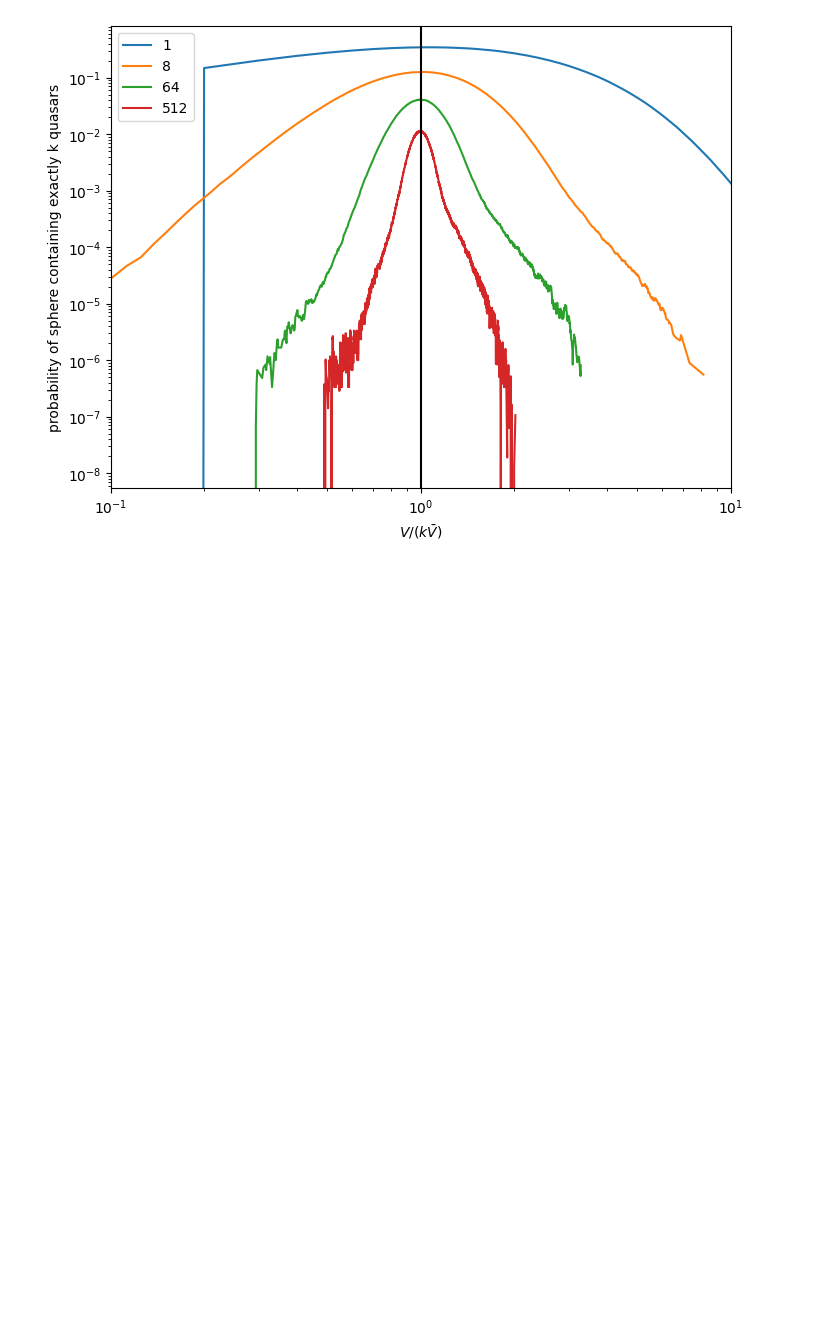
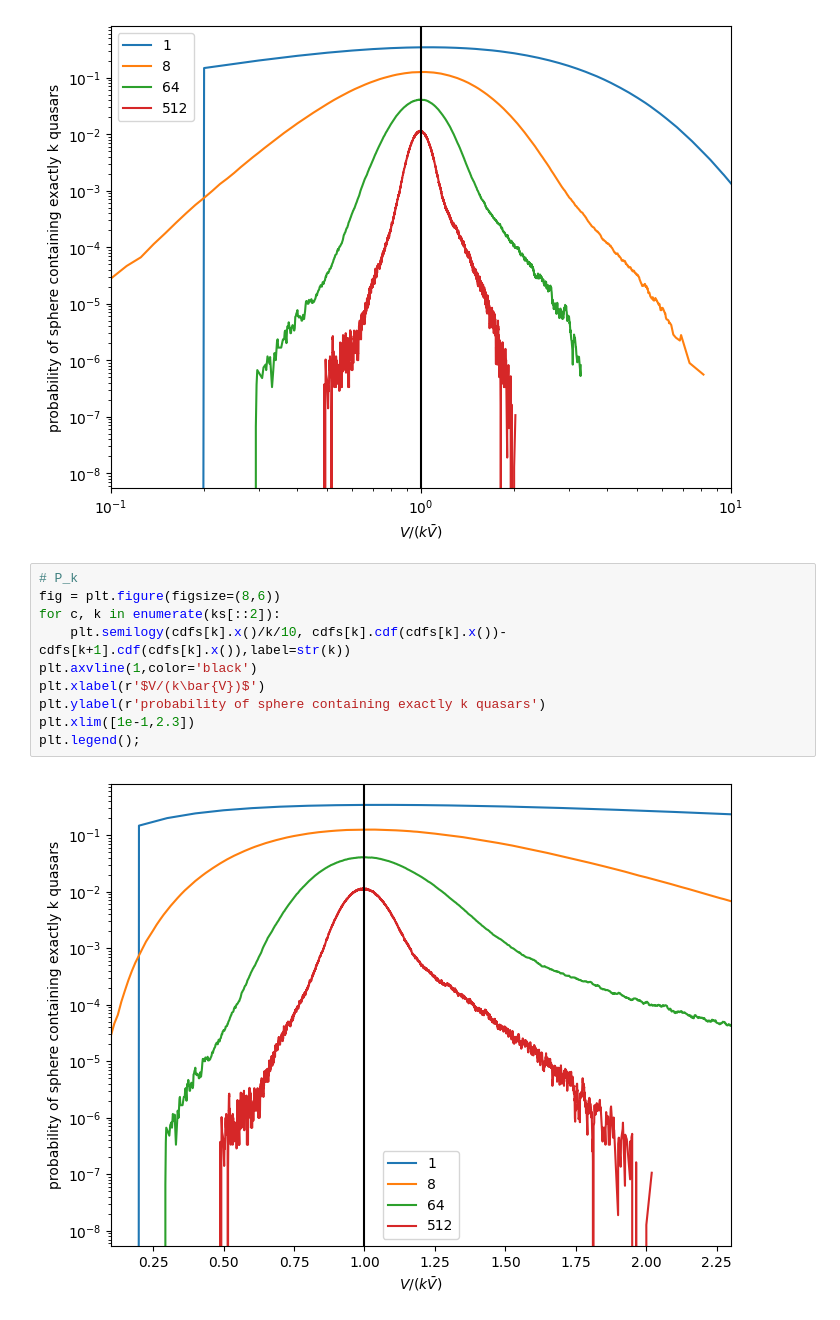
Before and after one commit to yipihey/quaia-knn, a Jupyter notebook: FirstSteps.ipynb, the cells around one changed output. Drawn from its saved outputs; the diff is of its cells as text; blank space fills up the shorter version.

Commit message:
Add linear P_k plot

```diff
--- a/FirstSteps.ipynb
+++ b/FirstSteps.ipynb
@@ -185,3 +185,15 @@ plt.xlim([1e-1,1e1])
 plt.legend();
 # %% [output]
 [figure]
+# %%
+# P_k
+fig = plt.figure(figsize=(8,6))
+for c, k in enumerate(ks[::2]):
+    plt.semilogy(cdfs[k].x()/k/10, cdfs[k].cdf(cdfs[k].x())-cdfs[k+1].cdf(cdfs[k].x()),label=str(k))
+plt.axvline(1,color='black')
+plt.xlabel(r'$V/(k\bar{V})$')
+plt.ylabel(r'probability of sphere containing exactly k quasars')
+plt.xlim([1e-1,2.3])
+plt.legend();
+# %% [output]
+[figure, added]
```
